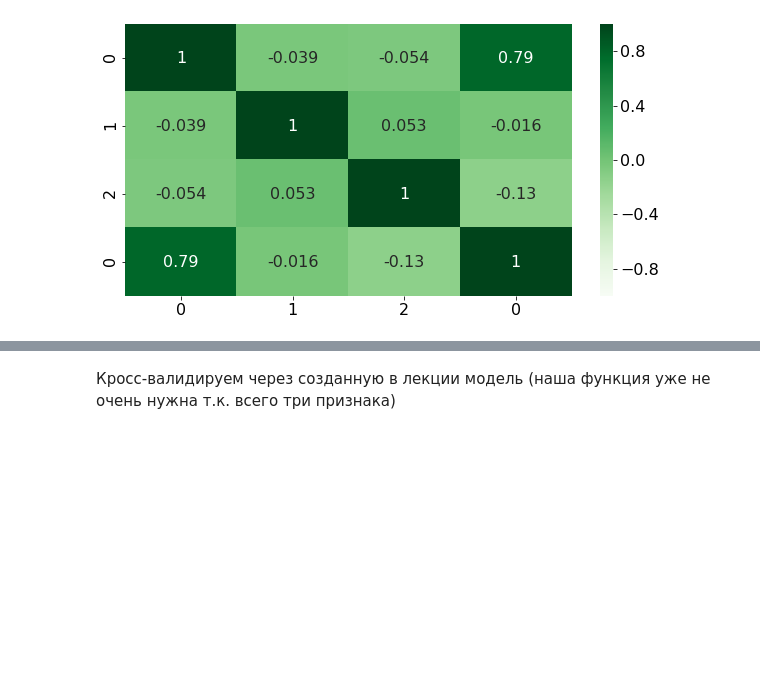
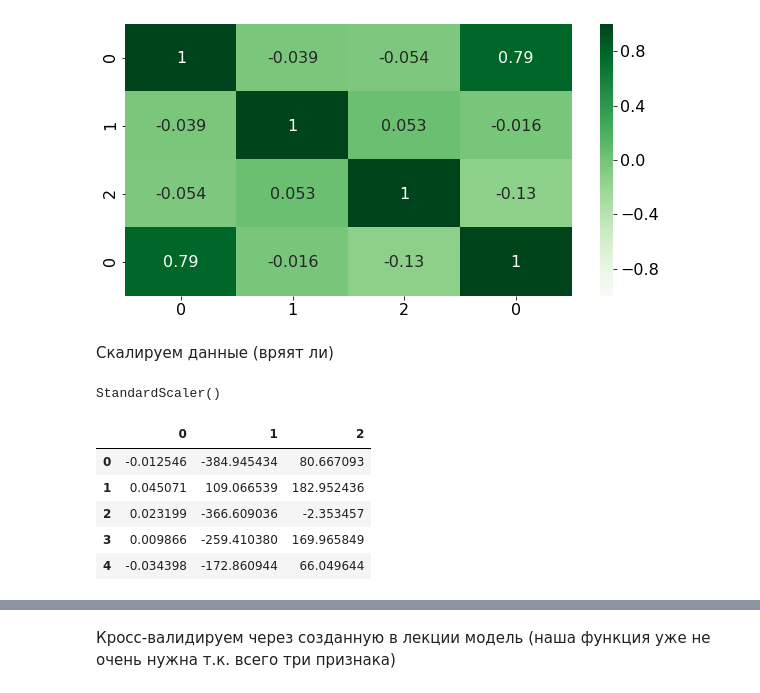
Before and after one commit to KirianGray/ml_course_4_overfitting_regularization, a Jupyter notebook: overfitting_regularization_1.ipynb, the cells around one changed output, grey strips where cells are left out. Drawn from its saved outputs; the diff is of its cells as text; code cells hidden in the pictures; blank space fills up the shorter version.

```diff
--- a/overfitting_regularization_1.ipynb
+++ b/overfitting_regularization_1.ipynb
@@ -877,3 +897,18 @@ sns.heatmap(pd.concat([pd.DataFrame(X_hw), pd.DataFrame(y_hw)], axis=1).corr(),
 warnings.filterwarnings("default")
 # %% [output]
 [figure]
+# %% [markdown]
+Скалируем данные (вряят ли)
+# %%
+make_model(degree=15).fit(X_hw, y_hw)['sca']
+# %% [output]
+StandardScaler()
+# %%
+pd.DataFrame(X_hw).head()
+# %% [output]
+|  | 0 | 1 | 2 |
+| 0 | -0.012546 | -384.945434 | 80.667093 |
+| 1 | 0.045071 | 109.066539 | 182.952436 |
+| 2 | 0.023199 | -366.609036 | -2.353457 |
+| 3 | 0.009866 | -259.410380 | 169.965849 |
+| 4 | -0.034398 | -172.860944 | 66.049644 |
```
Also changed, not shown: parts of 9 cells of this notebook.
